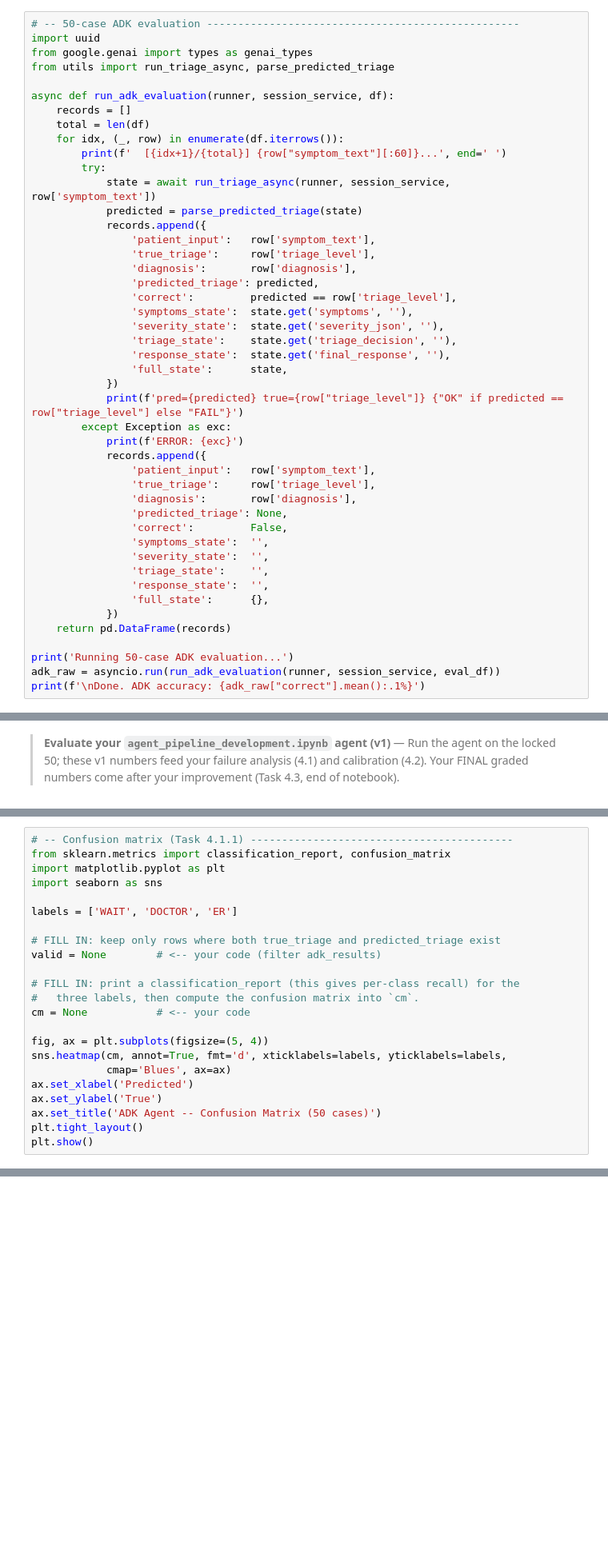
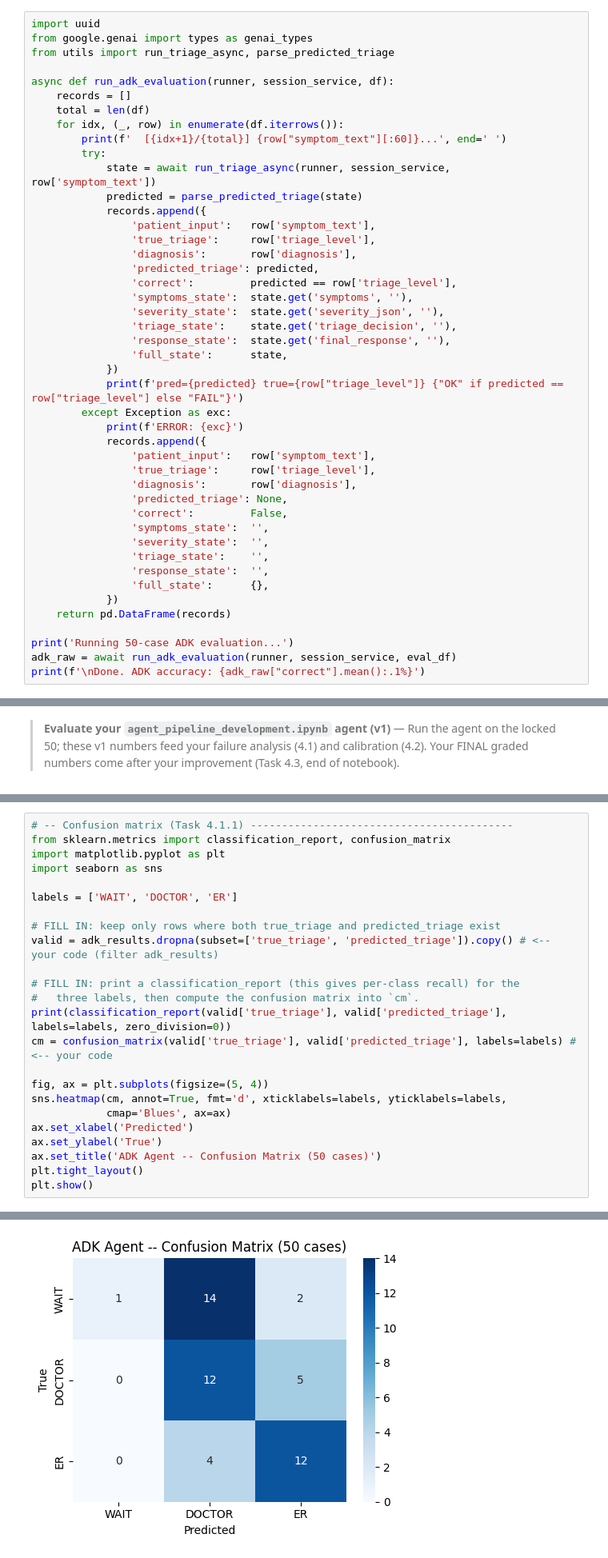
Before and after one commit to kumarsirish/capstone-b, a Jupyter notebook: starter-files/learner/agent_evaluation_and_optimisation.ipynb, the cells around one changed output, grey strips where cells are left out. Shown at 80% size. Drawn from its saved outputs; the diff is of its cells as text; blank space fills up the shorter version.

```diff
--- a/starter-files/learner/agent_evaluation_and_optimisation.ipynb
+++ b/starter-files/learner/agent_evaluation_and_optimisation.ipynb
@@ -590,7 +592,6 @@ apply `safety_evaluator_agent()` to each response.
 **Cost note**: 50 cases x 5 agents = 250 Gemini API calls (~1-2 min on free tier).
 If you are on Ollama, this will take longer but costs nothing.
 # %%
-# -- 50-case ADK evaluation --------------------------------------------------
 import uuid
 from google.genai import types as genai_types
 from utils import run_triage_async, parse_predicted_triage
@@ -633,5 +634,5 @@ async def run_adk_evaluation(runner, session_service, df):
     return pd.DataFrame(records)
 
 print('Running 50-case ADK evaluation...')
-adk_raw = asyncio.run(run_adk_evaluation(runner, session_service, eval_df))
+adk_raw = await run_adk_evaluation(runner, session_service, eval_df)
 print(f'\nDone. ADK accuracy: {adk_raw["correct"].mean():.1%}')
@@ -745,11 +774,12 @@ import seaborn as sns
 labels = ['WAIT', 'DOCTOR', 'ER']
 
 # FILL IN: keep only rows where both true_triage and predicted_triage exist
-valid = None        # <-- your code (filter adk_results)
+valid = adk_results.dropna(subset=['true_triage', 'predicted_triage']).copy() # <-- your code (filter adk_results)
 
 # FILL IN: print a classification_report (this gives per-class recall) for the
 #   three labels, then compute the confusion matrix into `cm`.
-cm = None           # <-- your code
+print(classification_report(valid['true_triage'], valid['predicted_triage'], labels=labels, zero_division=0))
+cm = confusion_matrix(valid['true_triage'], valid['predicted_triage'], labels=labels) # <-- your code
 
 fig, ax = plt.subplots(figsize=(5, 4))
 sns.heatmap(cm, annot=True, fmt='d', xticklabels=labels, yticklabels=labels,
@@ -759,3 +789,4 @@ ax.set_ylabel('True')
 ax.set_title('ADK Agent -- Confusion Matrix (50 cases)')
 plt.tight_layout()
 plt.show()
+# %% [output]
@@ -762,3 +802,4 @@ plt.show()
+[figure, added]
 # %%
 # -- Comparison table: Rule-Based Policy vs ADK Agent -----------------------
 # Fill in the policy_metrics values from Section 1 if they didn't persist.
```
Also changed, not shown: parts of 14 cells of this notebook.
